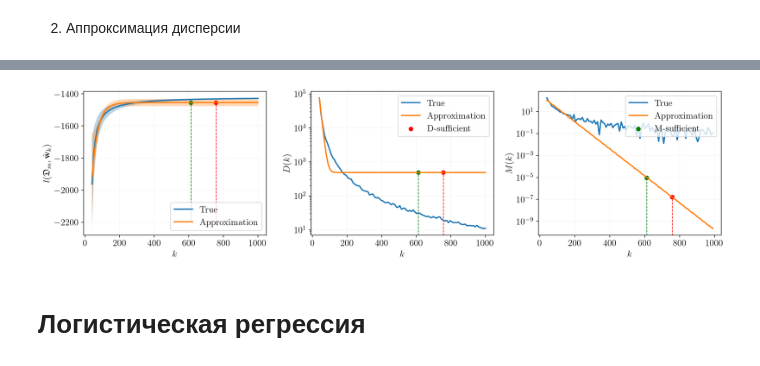
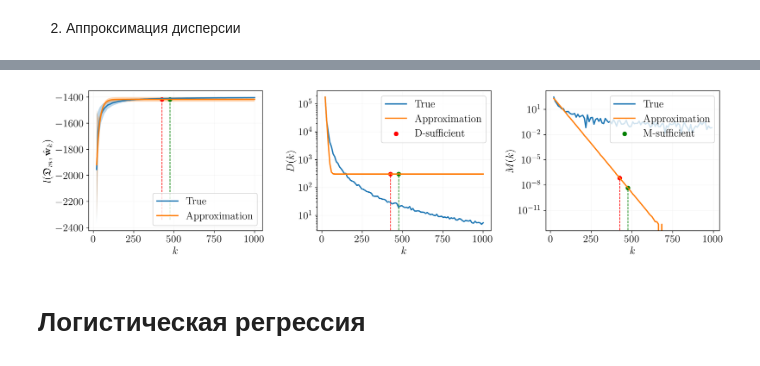
Before and after one commit to kisnikser/Bayesian-Sample-Size-Estimation, a Jupyter notebook: code/main.ipynb, the cells around one changed output, grey strips where cells are left out. Cells and saved outputs as stored; diff of their text form; code cells hidden in the pictures.

```diff
--- a/code/main.ipynb
+++ b/code/main.ipynb
@@ -65,0 +144,30 @@ def loglikelihood(y, X, w, sigma2):
+# %%
+divergences = []
+scores = []
+
+m0 = np.zeros(n)
+Sigma0 = alpha**(-1)*np.identity(n)
+
+for _ in tqdm(range(B)):
+
+    tmp_divergences = []
+    tmp_scores = []
+    k = m-1
+    Xkp1, ykp1 = X, y
+    mkp1, Skp1 = posterior_parameters(m0, Sigma0, Xkp1, ykp1)
+
+    while k >= sample_sizes[0]:
+        index = np.random.randint(k)
+        Xk, yk = np.delete(Xkp1, index, axis=0), np.delete(ykp1, index, axis=0)
+        mk, Sk = posterior_parameters(m0, Sigma0, Xk, yk)
+        tmp_divergences.append(KL(mk, Sk, mkp1, Skp1))
+        tmp_scores.append(s_score(mk, Sk, mkp1, Skp1))
+        Xkp1, ykp1 = Xk, yk
+        mkp1, Skp1 = mk, Sk
+        k -= 1
+
+    divergences.append(tmp_divergences)
+    scores.append(tmp_scores)
+
+divergences = np.mean(divergences, axis=0)
+scores = np.mean(scores, axis=0)
@@ -131,0 +226,3 @@ def plot_bootstrap(sample_sizes, means, variances, save=False, filename="synthet
+# %%
+visualizer = Visualizer(sample_sizes, llh_means, llh_vars, loss=False)
+estimator = Estimator(sample_sizes, llh_means, llh_vars)
@@ -132 +235,5 @@ def plot_bootstrap(sample_sizes, means, variances, save=False, filename="synthet
+# %%
+estimator = Estimator(sample_sizes, llh_means, llh_vars)
+estimator.sufficient_sample_size(eps=3e1, method="variance")
+estimator.sufficient_sample_size(eps=4e-1, method="rate")
 # %%
@@ -336,7 +252,10 @@ def plot_bootstrap_sufficient_approximation(sample_sizes, means, means_approxima
+# %%
+forecaster = Forecaster(sample_sizes, llh_means, llh_vars)
+forecaster.approx(train_size=0.7)
 # %%
-plot_bootstrap_sufficient_approximation(sample_sizes, llh_means, llh_means_approximation, llh_vars, llh_vars_approximation, eps_variance=2e1, eps_rate=1e-5, save=True, filename="synthetic-regression-approximation.pdf")
+visualizer.plot_bootstrap_sufficient_approximation(estimator, forecaster, save=True, filename="figures/synthetic-regression-approximation.pdf")
 # %% [output]
-[figure, old version]
+[figure, new version]
 # %% [markdown]
 # Логистическая регрессия
 # %% [markdown]
```
Also changed, not shown: parts of 56 cells of this notebook, 31 other files.
